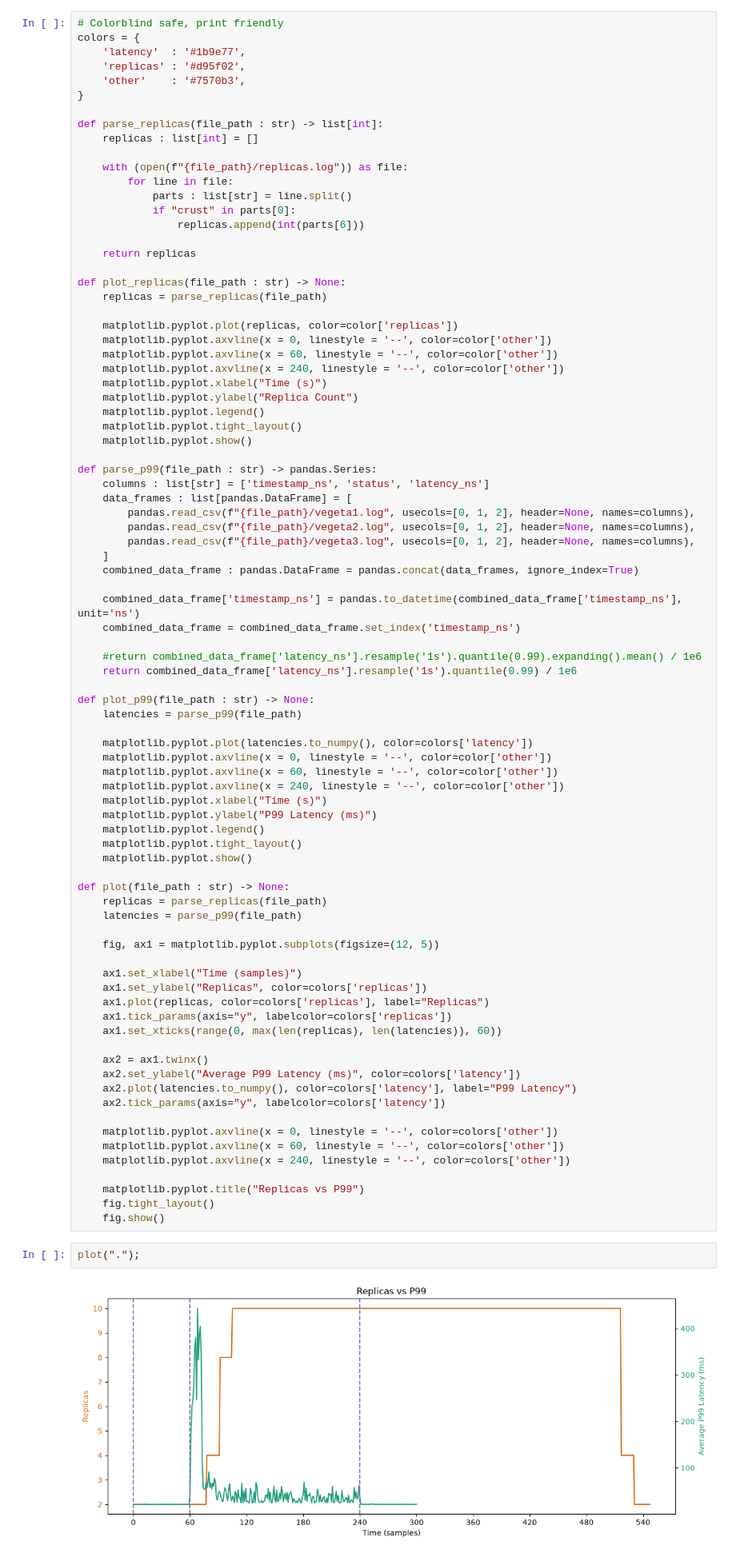
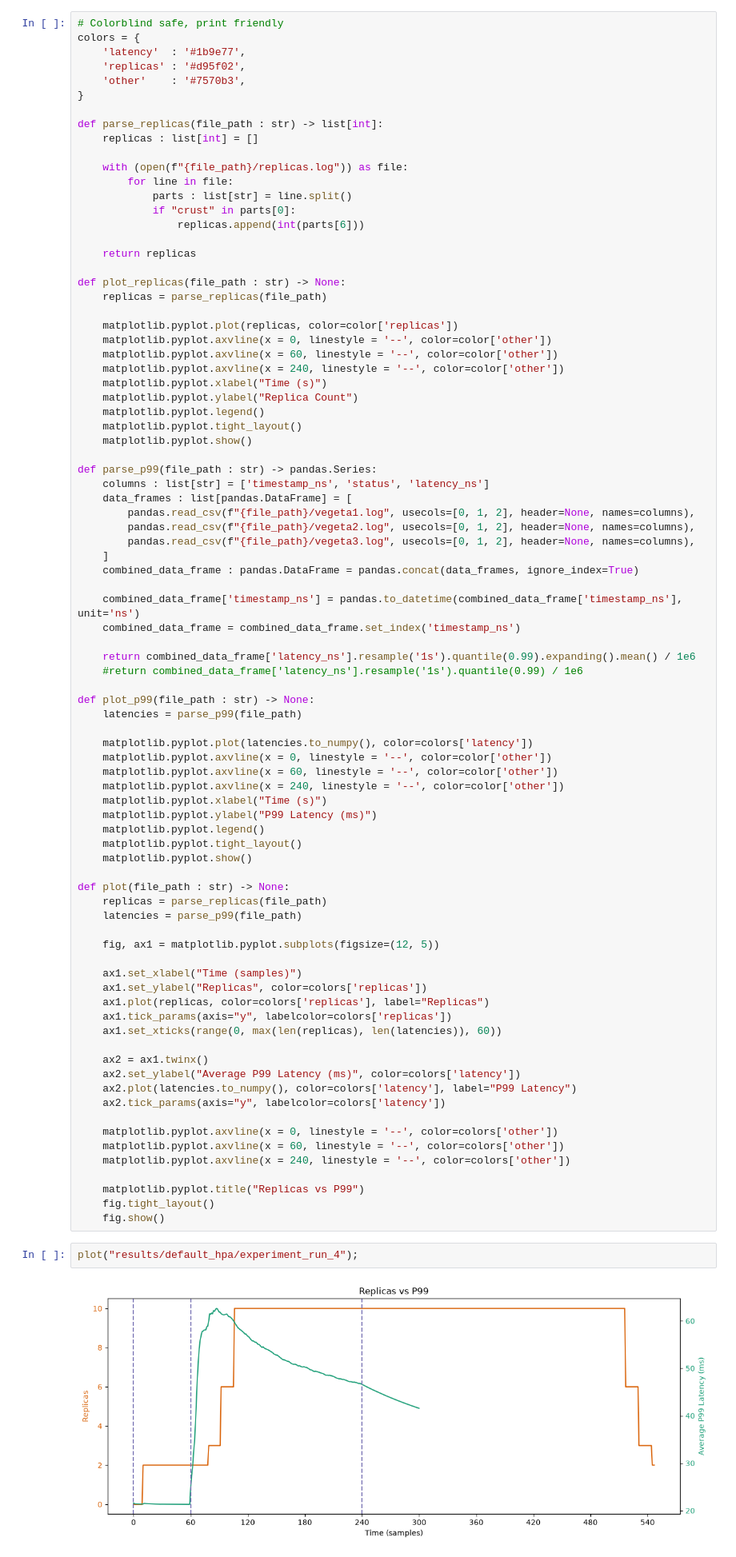
Before and after one commit to m-sef/crust, a Jupyter notebook: benchmark/graph.ipynb, the cells around one changed output. Shown at 80% size. Drawn from its saved outputs; the diff is of its cells as text.

```diff
--- a/benchmark/graph.ipynb
+++ b/benchmark/graph.ipynb
@@ -46,8 +46,8 @@ def parse_p99(file_path : str) -> pandas.Series:
     combined_data_frame['timestamp_ns'] = pandas.to_datetime(combined_data_frame['timestamp_ns'], unit='ns')
     combined_data_frame = combined_data_frame.set_index('timestamp_ns')
 
-    #return combined_data_frame['latency_ns'].resample('1s').quantile(0.99).expanding().mean() / 1e6
-    return combined_data_frame['latency_ns'].resample('1s').quantile(0.99) / 1e6
+    return combined_data_frame['latency_ns'].resample('1s').quantile(0.99).expanding().mean() / 1e6
+    #return combined_data_frame['latency_ns'].resample('1s').quantile(0.99) / 1e6
 
 def plot_p99(file_path : str) -> None:
     latencies = parse_p99(file_path)
@@ -87,6 +87,6 @@ def plot(file_path : str) -> None:
     fig.tight_layout()
     fig.show()
 # %%
-plot(".");
+plot("results/default_hpa/experiment_run_4");
 # %% [output]
-[figure, old version]
+[figure, new version]
```
Also changed, not shown: 2 other files.
